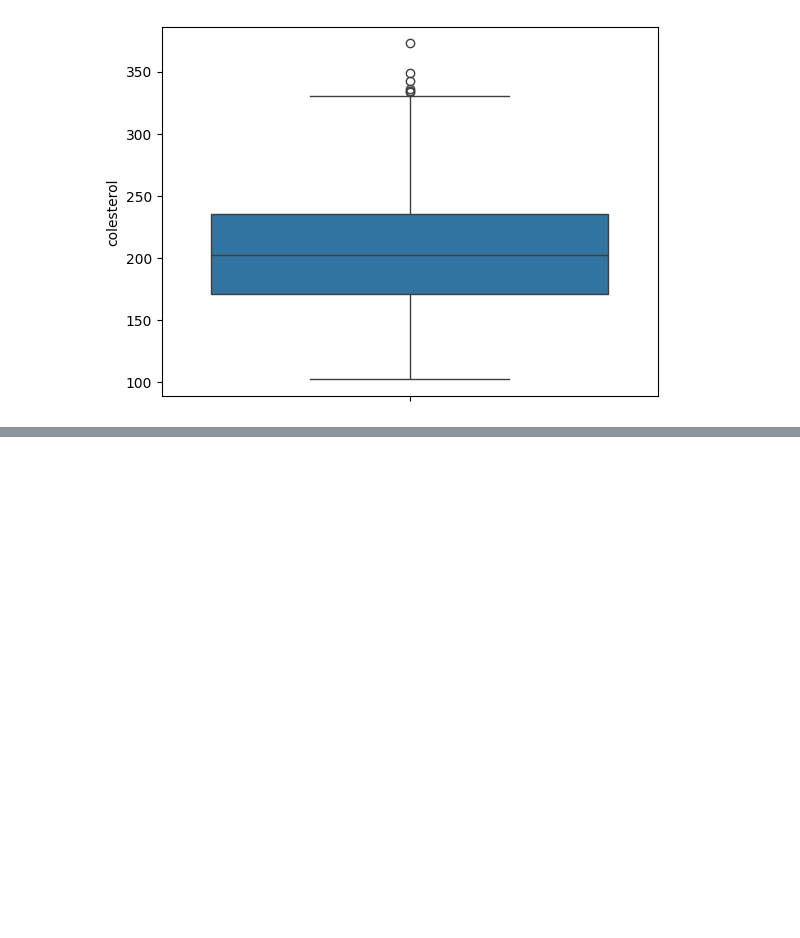
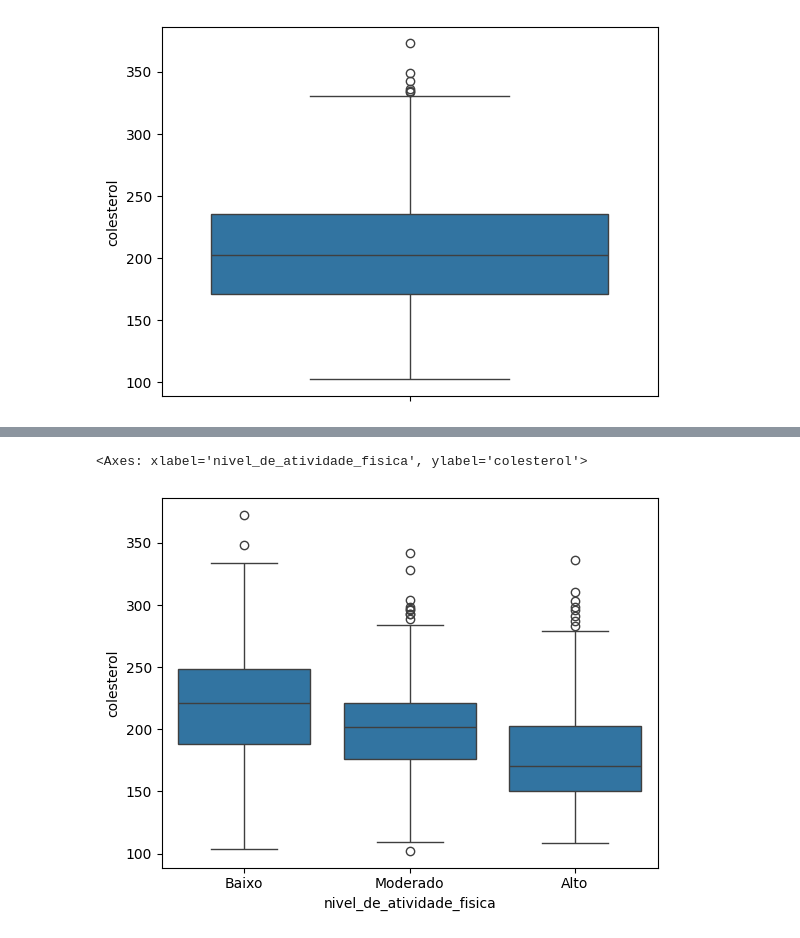
Before and after one commit to Orlandovpjunior/regressao_linear_multipla, a Jupyter notebook: model.ipynb, the cells around one changed output, grey strips where cells are left out. Drawn from its saved outputs; the diff is of its cells as text; code cells hidden in the pictures; blank space fills up the shorter version.

```diff
--- a/model.ipynb
+++ b/model.ipynb
@@ -209,0 +221,5 @@ sns.boxplot(df_colesterol_eda, y='colesterol')
+# %%
+sns.boxplot(data=df_colesterol_eda, x='nivel_de_atividade_fisica', y = 'colesterol')
+# %% [output]
+<Axes: xlabel='nivel_de_atividade_fisica', ylabel='colesterol'>
+[figure, added]
```
Also changed, not shown: parts of 27 cells of this notebook.
